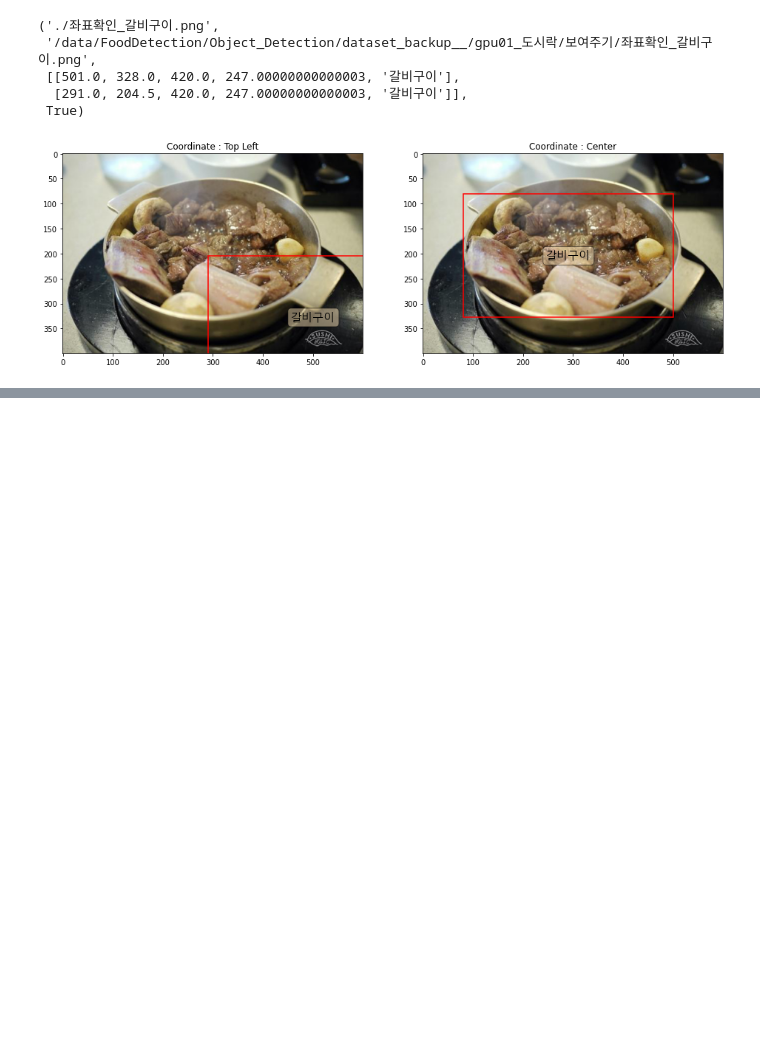
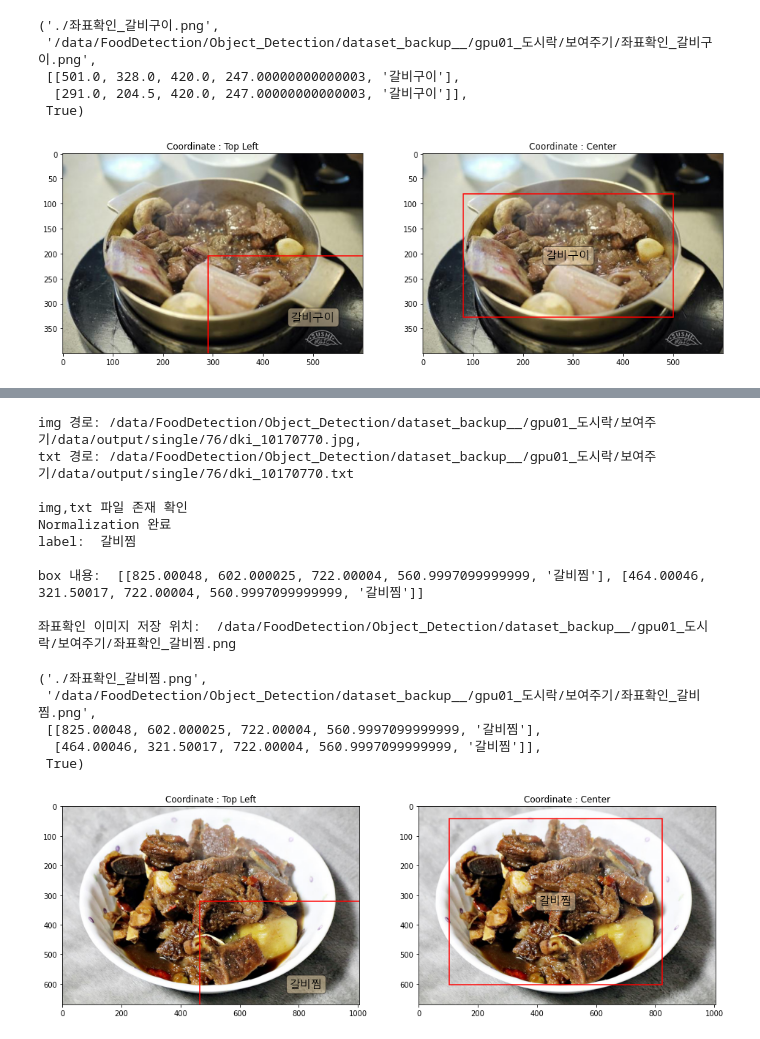
Before and after one commit to K-107/dki, a Jupyter notebook: Food_Detection/220214_txt욜로v5형식변환/change_to_yolov5_input_format.ipynb, the cells around one changed output, grey strips where cells are left out. Drawn from its saved outputs; the diff is of its cells as text; code cells hidden in the pictures; blank space fills up the shorter version.

```diff
--- a/Food_Detection/220214_txt욜로v5형식변환/change_to_yolov5_input_format.ipynb
+++ b/Food_Detection/220214_txt욜로v5형식변환/change_to_yolov5_input_format.ipynb
@@ -388,0 +479,24 @@ box 내용:  [[501.0, 328.0, 420.0, 247.00000000000003, '갈비구이'], [291.0,
+# %%
+# 시각화
+
+img = '/data/FoodDetection/Object_Detection/dataset_backup__/gpu01_도시락/보여주기/data/output/single/76/dki_10170770.jpg'
+txt = '/data/FoodDetection/Object_Detection/dataset_backup__/gpu01_도시락/보여주기/data/output/single/76/dki_10170770.txt'
+
+imgTxtCheck(img, txt)
+# %% [output]
+img 경로: /data/FoodDetection/Object_Detection/dataset_backup__/gpu01_도시락/보여주기/data/output/single/76/dki_10170770.jpg,
+txt 경로: /data/FoodDetection/Object_Detection/dataset_backup__/gpu01_도시락/보여주기/data/output/single/76/dki_10170770.txt
+
+img,txt 파일 존재 확인
+Normalization 완료
+label:  갈비찜
+
+box 내용:  [[825.00048, 602.000025, 722.00004, 560.9997099999999, '갈비찜'], [464.00046, 321.50017, 722.00004, 560.9997099999999, '갈비찜']]
+
+좌표확인 이미지 저장 위치:  /data/FoodDetection/Object_Detection/dataset_backup__/gpu01_도시락/보여주기/좌표확인_갈비찜.png
+('./좌표확인_갈비찜.png',
+ '/data/FoodDetection/Object_Detection/dataset_backup__/gpu01_도시락/보여주기/좌표확인_갈비찜.png',
+ [[825.00048, 602.000025, 722.00004, 560.9997099999999, '갈비찜'],
+  [464.00046, 321.50017, 722.00004, 560.9997099999999, '갈비찜']],
+ True)
+[figure, added]
```
Also changed, not shown: parts of 10 cells of this notebook.
